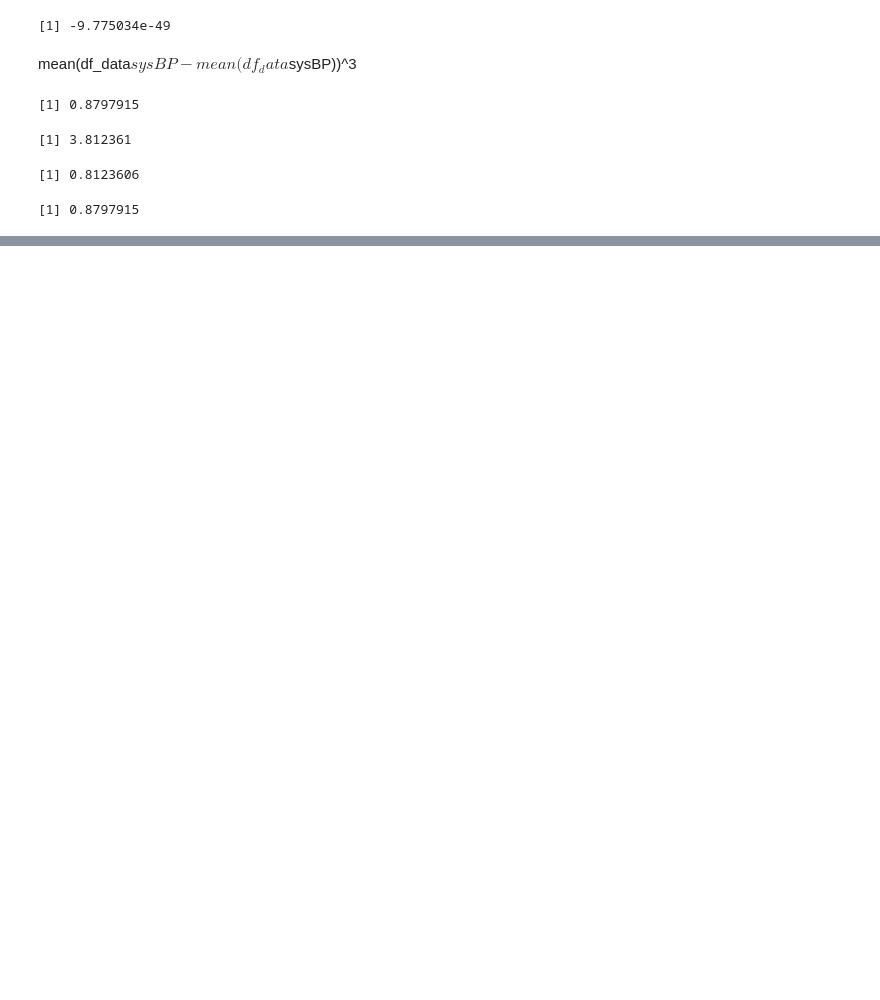
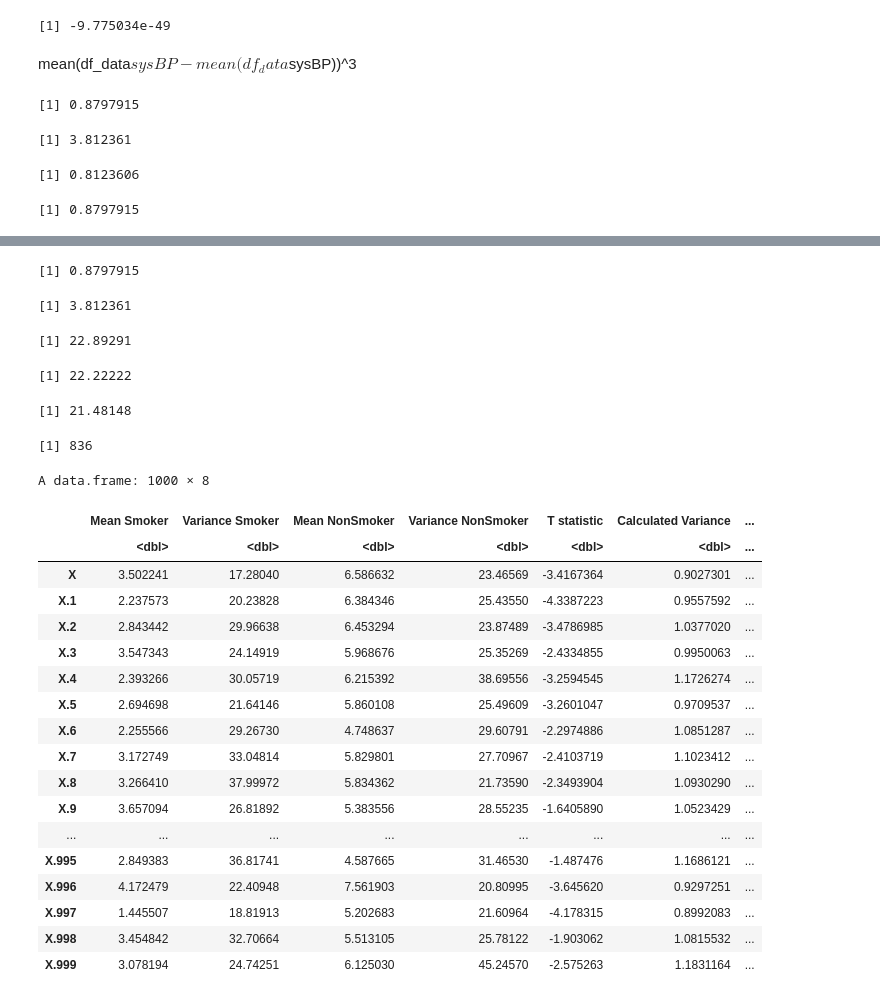
Before and after one commit to hkopanski/502_final_project, a Jupyter notebook: 502_Project.ipynb, the cells around one changed output, grey strips where cells are left out. Cells and saved outputs as stored; diff of their text form; code cells hidden in the pictures; blank space fills up the shorter version.

```diff
--- a/502_Project.ipynb
+++ b/502_Project.ipynb
@@ -390,0 +394,6 @@ kurt_function(df_test$xdata)
+# %%
+skew_function(df_data$sysBP)
+kurt_function(df_data$sysBP)
+# %% [output]
+[1] 0.8797915
+[1] 3.812361
@@ -390,0 +405,8 @@ kurt_function(df_test$xdata)
+# %%
+sqrt(sample_variance(df_data$sysBP))
+IQR/1.35
+MAD/0.675
+# %% [output]
+[1] 22.89291
+[1] 22.22222
+[1] 21.48148
@@ -390,0 +473,26 @@ kurt_function(df_test$xdata)
+# %%
+sum(df_sim_data[,8])
+# %% [output]
+[1] 836
+# %%
+df_sim_data
+# %% [output]
+A data.frame: 1000 × 8
+|  | Mean Smoker | Variance Smoker | Mean NonSmoker | Variance NonSmoker | T statistic | Calculated Variance | ... |
+|  | <dbl> | <dbl> | <dbl> | <dbl> | <dbl> | <dbl> | ... |
+| X | 3.502241 | 17.28040 | 6.586632 | 23.46569 | -3.4167364 | 0.9027301 | ... |
+| X.1 | 2.237573 | 20.23828 | 6.384346 | 25.43550 | -4.3387223 | 0.9557592 | ... |
+| X.2 | 2.843442 | 29.96638 | 6.453294 | 23.87489 | -3.4786985 | 1.0377020 | ... |
+| X.3 | 3.547343 | 24.14919 | 5.968676 | 25.35269 | -2.4334855 | 0.9950063 | ... |
+| X.4 | 2.393266 | 30.05719 | 6.215392 | 38.69556 | -3.2594545 | 1.1726274 | ... |
+| X.5 | 2.694698 | 21.64146 | 5.860108 | 25.49609 | -3.2601047 | 0.9709537 | ... |
+| X.6 | 2.255566 | 29.26730 | 4.748637 | 29.60791 | -2.2974886 | 1.0851287 | ... |
+| X.7 | 3.172749 | 33.04814 | 5.829801 | 27.70967 | -2.4103719 | 1.1023412 | ... |
+| X.8 | 3.266410 | 37.99972 | 5.834362 | 21.73590 | -2.3493904 | 1.0930290 | ... |
+| X.9 | 3.657094 | 26.81892 | 5.383556 | 28.55235 | -1.6405890 | 1.0523429 | ... |
+| ... | ... | ... | ... | ... | ... | ... | ... |
+| X.995 | 2.849383 | 36.81741 | 4.587665 | 31.46530 | -1.487476 | 1.1686121 | ... |
+| X.996 | 4.172479 | 22.40948 | 7.561903 | 20.80995 | -3.645620 | 0.9297251 | ... |
+| X.997 | 1.445507 | 18.81913 | 5.202683 | 21.60964 | -4.178315 | 0.8992083 | ... |
+| X.998 | 3.454842 | 32.70664 | 5.513105 | 25.78122 | -1.903062 | 1.0815532 | ... |
+| X.999 | 3.078194 | 24.74251 | 6.125030 | 45.24570 | -2.575263 | 1.1831164 | ... |
```
Also changed, not shown: parts of 12 cells of this notebook, 2 other files.
